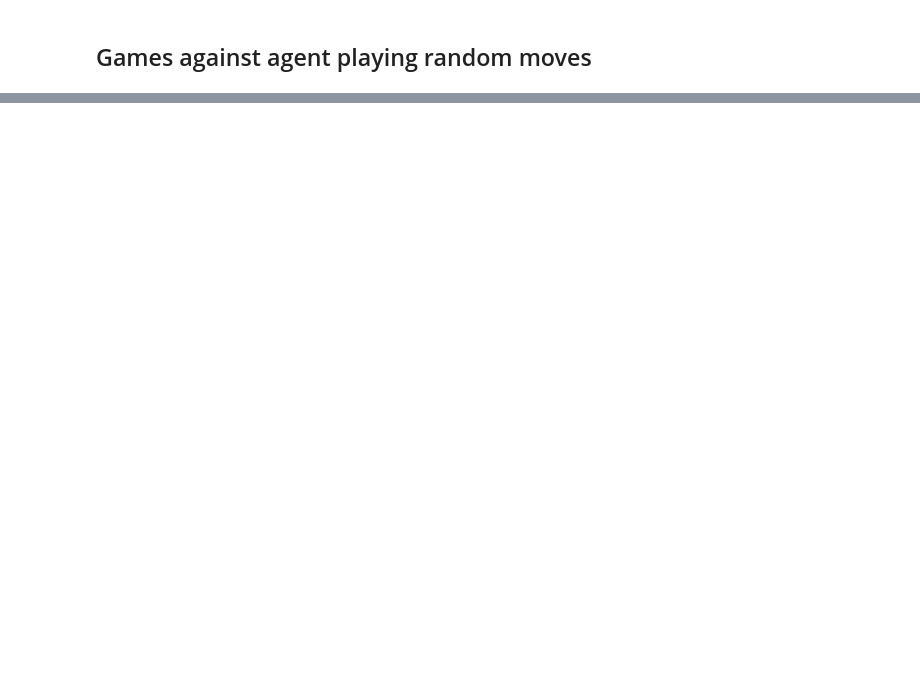
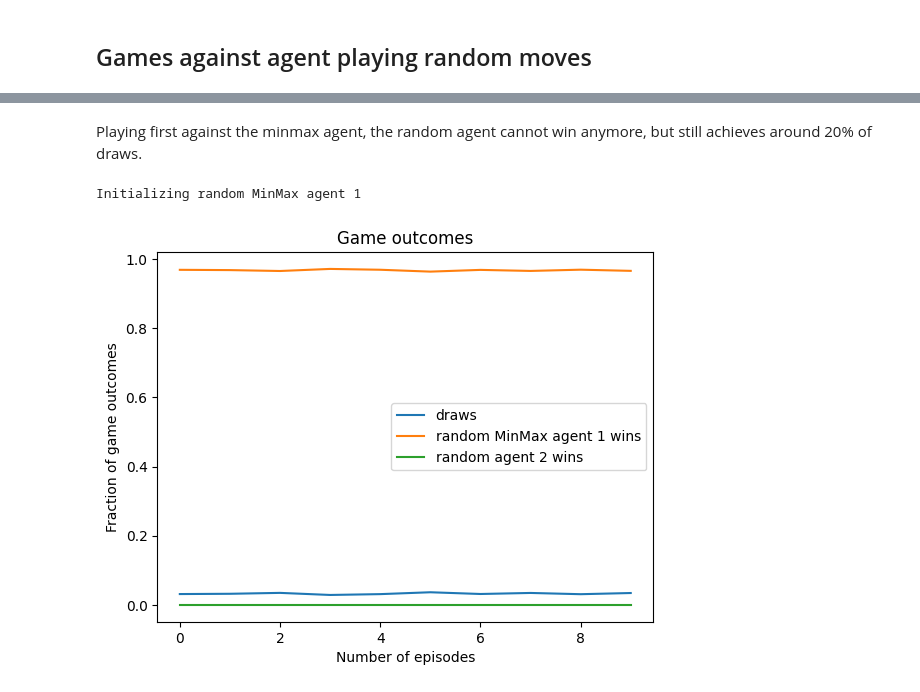
Before and after one commit to KunkelAlexander/tictactoe_rl, a Jupyter notebook: analysis.ipynb, the cells around one changed output, grey strips where cells are left out. Cells and saved outputs as stored; diff of their text form; code cells hidden in the pictures; blank space fills up the shorter version.

```diff
--- a/analysis.ipynb
+++ b/analysis.ipynb
@@ -474,0 +66,12 @@ Evaluation on 100 episode: 1.0:0.0:0.0
+# %% [markdown]
+Playing first against the minmax agent, the random agent cannot win anymore, but still achieves around 20% of draws.
+# %%
+config = dict(base_config)
+config["agent_types"]   = ["RANDOM_MINMAX_AGENT", "RANDOM_AGENT"]
+config["n_eval"]        = 5000
+config["n_episode"]     = 10
+config["eval_freq"]     = 1
+out_minmax = training_manager.run_training(config)
+# %% [output]
+Initializing random MinMax agent 1
+[figure, added]
```
Also changed, not shown: parts of 88 cells of this notebook, 1 other file.
